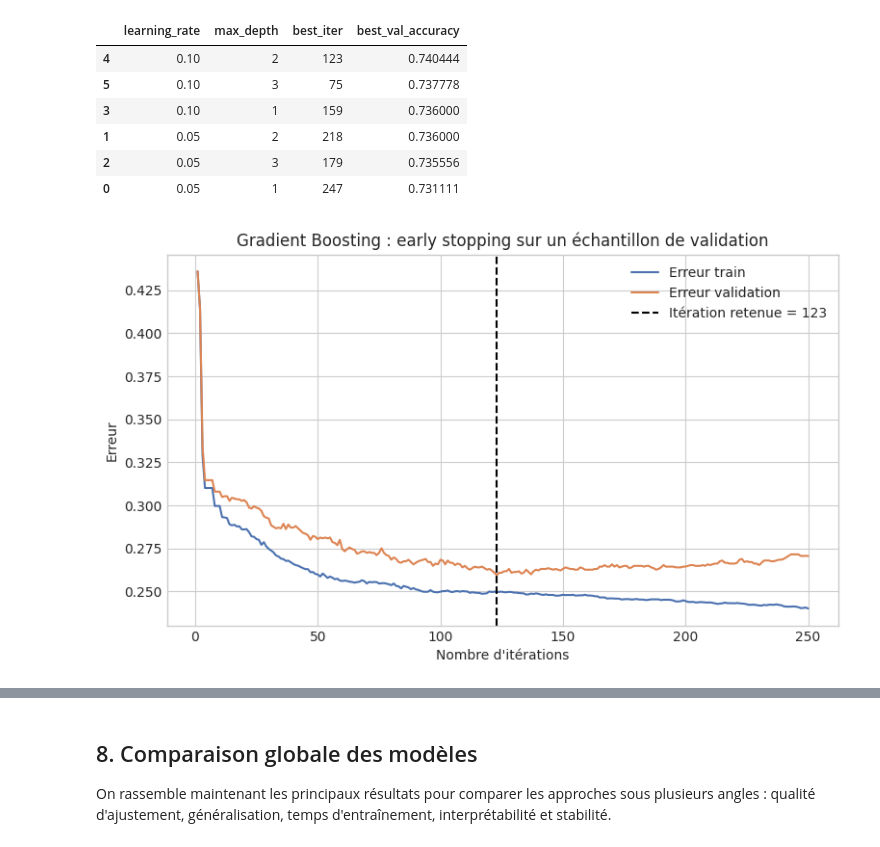
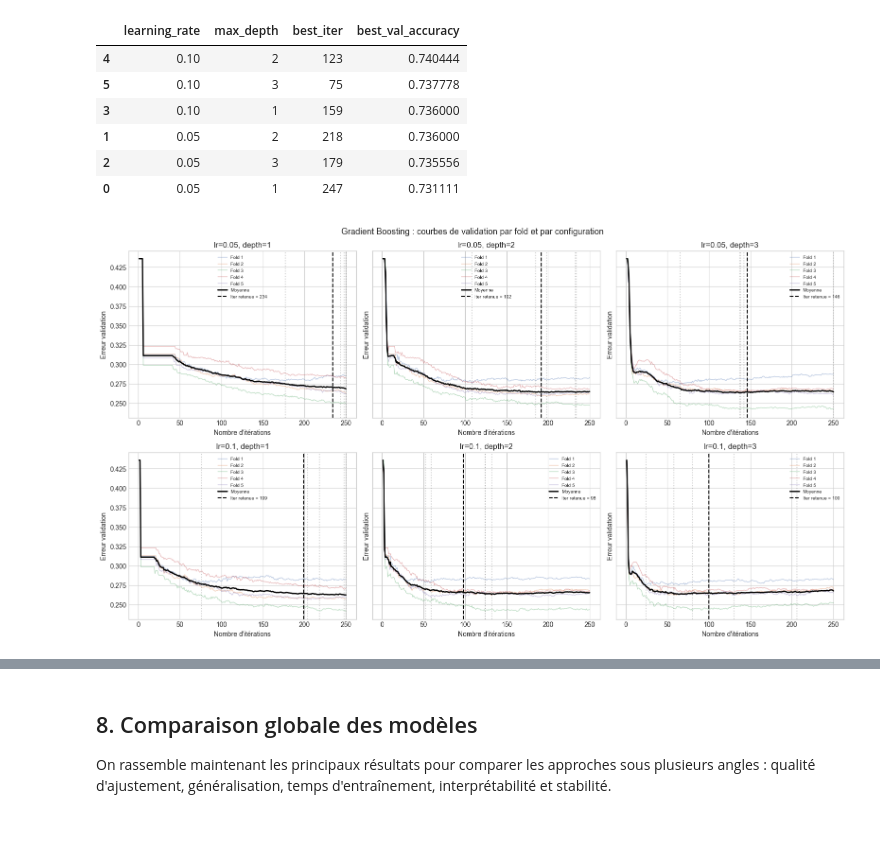
Before and after one commit to corentinbrand/ML-project, a Jupyter notebook: analyses_python/CART_AgrDMod_python_gus.ipynb, the cells around one changed output, grey strips where cells are left out. Saved outputs shown, nothing was run; the diff lists cells and outputs as text; code cells hidden in the pictures.

Commit message:
Version_corrigée_avec_cross_Validation_CART_AgrDMod_python_gus.ipynb

```diff
--- a/analyses_python/CART_AgrDMod_python_gus.ipynb
+++ b/analyses_python/CART_AgrDMod_python_gus.ipynb
@@ -162,15 +163,13 @@ results = {}
 class_names = ['Risque faible', 'Risque élevé']
 
 
-def store_result(name, model, fit_time, advantages, limits):
+def store_result(name, model, fit_time):
     results[name] = {
         'Modele': name,
         'Accuracy train': round(model.score(X_train, y_train), 4),
         'Accuracy test': round(model.score(X_test, y_test), 4),
         'Erreur test': round(1 - model.score(X_test, y_test), 4),
         'Temps entrainement (s)': round(fit_time, 3),
-        'Avantages': advantages,
-        'Limites': limits,
     }
     return pd.DataFrame([results[name]])
 
@@ -838,44 +899,104 @@ gb_tuning_df
 | 2 | 0.05 | 3 | 179 | 0.735556 |
 | 0 | 0.05 | 1 | 247 | 0.731111 |
 # %%
+cv = StratifiedKFold(n_splits=5, shuffle=True, random_state=42)
+
+gb_rows = []
+gb_cv_results = {}
+
+for learning_rate in [0.05, 0.1]:
+    for max_depth in [1, 2, 3]:
+        best_iters = []
+        best_vals = []
+        all_val_scores = []
+
+        for fold, (train_idx, val_idx) in enumerate(cv.split(X_train, y_train)):
+            X_fold_train = X_train.iloc[train_idx]
+            y_fold_train = y_train.iloc[train_idx]
+            X_fold_val = X_train.iloc[val_idx]
+            y_fold_val = y_train.iloc[val_idx]
+
+            gb_tmp = GradientBoostingClassifier(
+                n_estimators=250,
+                learning_rate=learning_rate,
+                max_depth=max_depth,
+                random_state=42,
+            )
+            gb_tmp.fit(X_fold_train, y_fold_train)
+
+            val_scores = [
+                accuracy_score(y_fold_val, pred)
+                for pred in gb_tmp.staged_predict(X_fold_val)
+            ]
+            best_iters.append(int(np.argmax(val_scores)) + 1)
+            best_vals.append(float(np.max(val_scores)))
+            all_val_scores.append(val_scores)
+
+        mean_best_iter = int(np.round(np.mean(best_iters)))
+        mean_best_val = float(np.mean(best_vals))
+
+        gb_cv_results[(learning_rate, max_depth)] = {
+            'best_iter': mean_best_iter,
+            'best_val': mean_best_val,
+            'all_val_scores': all_val_scores,
+            'best_iters': best_iters,
+        }
+        gb_rows.append({
+            'learning_rate': learning_rate,
+            'max_depth': max_depth,
+            'best_iter': mean_best_iter,
+            'best_val_accuracy': mean_best_val,
+        })
+
+gb_tuning_df = pd.DataFrame(gb_rows).sort_values('best_val_accuracy', ascending=False)
+gb_tuning_df
+
+fig, axes = plt.subplots(2, 3, figsize=(16, 9), sharey=True)
+
+for ax, (learning_rate, max_depth) in zip(axes.ravel(), gb_cv_results):
+    info = gb_cv_results[(learning_rate, max_depth)]
+    iterations = np.arange(1, 251)
+
+    for fold_idx, val_scores in enumerate(info['all_val_scores']):
+        ax.plot(iterations, 1 - np.array(val_scores), alpha=0.4, linewidth=1, label=f'Fold {fold_idx + 1}')
+        ax.axvline(info['best_iters'][fold_idx], color='gray', linestyle=':', alpha=0.4)
+
+    mean_val = np.mean(info['all_val_scores'], axis=0)
+    ax.plot(iterations, 1 - mean_val, color='black', linewidth=2, label='Moyenne')
+    ax.axvline(info['best_iter'], color='black', linestyle='--', linewidth=1.5, label=f"Iter retenue = {info['best_iter']}")
+
+    ax.set_title(f'lr={learning_rate}, depth={max_depth}')
+    ax.set_xlabel("Nombre d'itérations")
+    ax.set_ylabel('Erreur validation')
+    ax.legend(fontsize=7)
+
+plt.suptitle('Gradient Boosting : courbes de validation par fold et par configuration', fontsize=13)
+plt.tight_layout()
+plt.show()
+
 best_gb = gb_tuning_df.iloc[0]
 best_lr = float(best_gb['learning_rate'])
 best_depth = int(best_gb['max_depth'])
 best_iter = int(best_gb['best_iter'])
 
 start = time.perf_counter()
 gb_model = GradientBoostingClassifier(
     n_estimators=best_iter,
     learning_rate=best_lr,
     max_depth=best_depth,
     random_state=42,
 )
 gb_model.fit(X_train, y_train)
 gb_time = time.perf_counter() - start
 
-history = gb_histories[(best_lr, best_depth)]
-iterations = np.arange(1, len(history['train_scores']) + 1)
-
-plt.figure(figsize=(9, 5))
-plt.plot(iterations, 1 - np.array(history['train_scores']), label='Erreur train')
-plt.plot(iterations, 1 - np.array(history['val_scores']), label='Erreur validation')
-plt.axvline(best_iter, color='black', linestyle='--', label=f'Itération retenue = {best_iter}')
-plt.title('Gradient Boosting : early stopping sur un échantillon de validation')
-plt.xlabel('Nombre d\'itérations')
-plt.ylabel('Erreur')
-plt.legend()
-plt.show()
-
 print('Meilleure configuration :', {'learning_rate': best_lr, 'max_depth': best_depth, 'n_estimators': best_iter})
 print('Accuracy train :', round(gb_model.score(X_train, y_train), 4))
 print('Accuracy test :', round(gb_model.score(X_test, y_test), 4))
 
 store_result(
     'Gradient Boosting',
     gb_model,
     gb_time,
-    "Réduction séquentielle des erreurs avec contrôle par learning rate et early stopping.",
-    "Peut surapprendre si l'on choisit trop d'itérations ou des arbres trop complexes.",
 )
 # %% [output]
-[figure, old version]
+[figure, new version]
```
Also changed, not shown: parts of 36 cells of this notebook, 1 other file.
